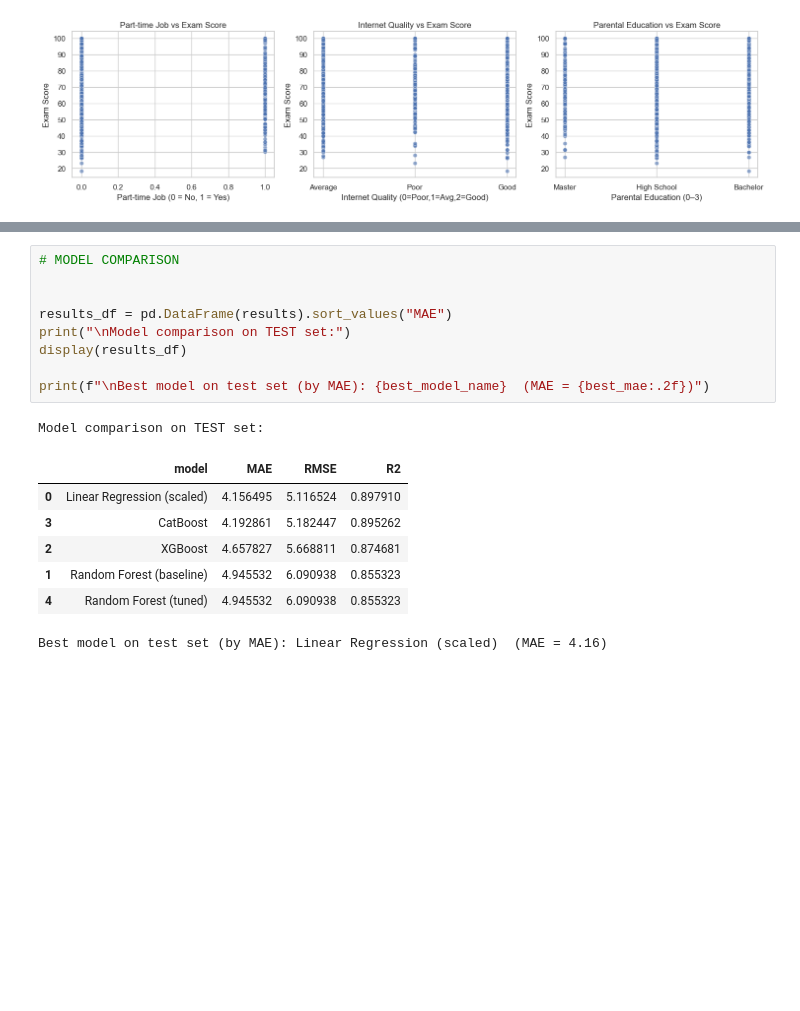
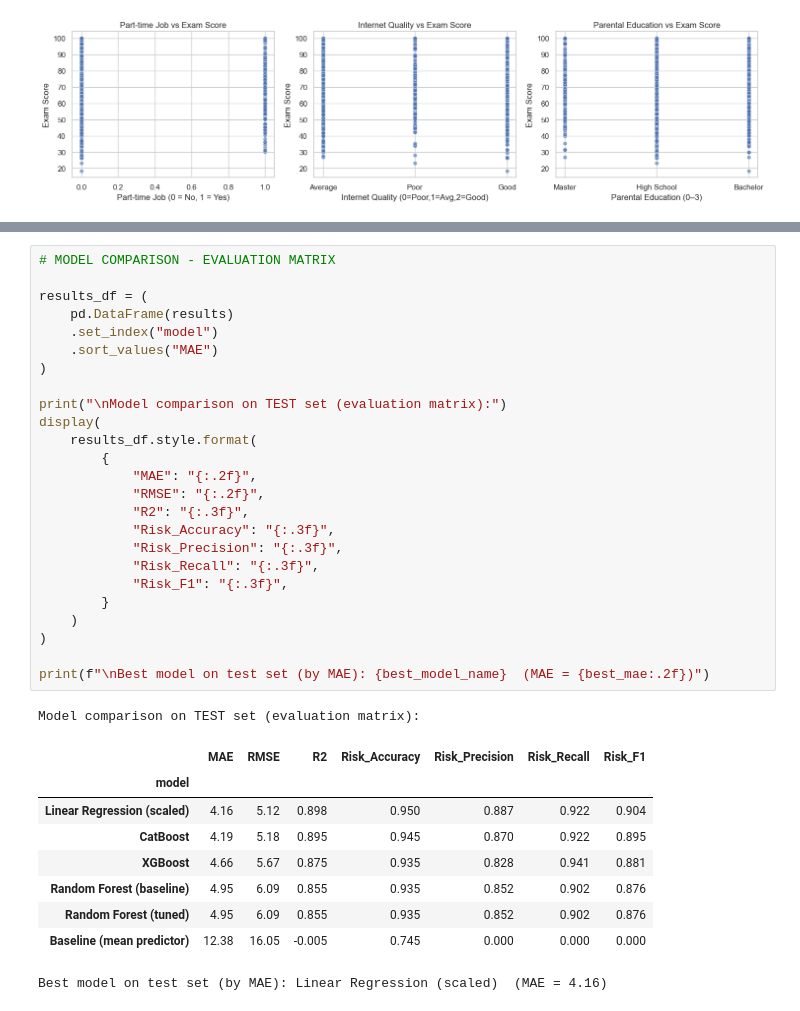
Before and after one commit to eceorenler/DM4Edu, a Jupyter notebook: main.ipynb, the cells around one changed output, grey strips where cells are left out. Saved outputs shown, nothing was run; the diff lists cells and outputs as text; blank space fills up the shorter version.

Commit message:
Some arrangements in the code are made, implementing risk flag predictions, and improving evaluation matrix

```diff
--- a/main.ipynb
+++ b/main.ipynb
@@ -776,20 +866,38 @@ print(f"  CatBoost          : {-cb_cv_scores.mean():.2f} ± {cb_cv_scores.std():
   XGBoost           : 4.63 ± 0.21
   CatBoost          : 4.35 ± 0.19
 # %%
-# MODEL COMPARISON
+# MODEL COMPARISON - EVALUATION MATRIX
 
+results_df = (
+    pd.DataFrame(results)
+    .set_index("model")
+    .sort_values("MAE")
+)
 
-results_df = pd.DataFrame(results).sort_values("MAE")
-print("\nModel comparison on TEST set:")
-display(results_df)
+print("\nModel comparison on TEST set (evaluation matrix):")
+display(
+    results_df.style.format(
+        {
+            "MAE": "{:.2f}",
+            "RMSE": "{:.2f}",
+            "R2": "{:.3f}",
+            "Risk_Accuracy": "{:.3f}",
+            "Risk_Precision": "{:.3f}",
+            "Risk_Recall": "{:.3f}",
+            "Risk_F1": "{:.3f}",
+        }
+    )
+)
 
 print(f"\nBest model on test set (by MAE): {best_model_name}  (MAE = {best_mae:.2f})")
 # %% [output]
-Model comparison on TEST set:
+Model comparison on TEST set (evaluation matrix):
-|  | model | MAE | RMSE | R2 |
-| 0 | Linear Regression (scaled) | 4.156495 | 5.116524 | 0.897910 |
-| 3 | CatBoost | 4.192861 | 5.182447 | 0.895262 |
-| 2 | XGBoost | 4.657827 | 5.668811 | 0.874681 |
-| 1 | Random Forest (baseline) | 4.945532 | 6.090938 | 0.855323 |
-| 4 | Random Forest (tuned) | 4.945532 | 6.090938 | 0.855323 |
+|  | MAE | RMSE | R2 | Risk_Accuracy | Risk_Precision | Risk_Recall | Risk_F1 |
+| model |  |  |  |  |  |  |  |
+| Linear Regression (scaled) | 4.16 | 5.12 | 0.898 | 0.950 | 0.887 | 0.922 | 0.904 |
+| CatBoost | 4.19 | 5.18 | 0.895 | 0.945 | 0.870 | 0.922 | 0.895 |
+| XGBoost | 4.66 | 5.67 | 0.875 | 0.935 | 0.828 | 0.941 | 0.881 |
+| Random Forest (baseline) | 4.95 | 6.09 | 0.855 | 0.935 | 0.852 | 0.902 | 0.876 |
+| Random Forest (tuned) | 4.95 | 6.09 | 0.855 | 0.935 | 0.852 | 0.902 | 0.876 |
+| Baseline (mean predictor) | 12.38 | 16.05 | -0.005 | 0.745 | 0.000 | 0.000 | 0.000 |
 Best model on test set (by MAE): Linear Regression (scaled)  (MAE = 4.16)
```
Also changed, not shown: parts of 30 cells of this notebook, 4 other files.
